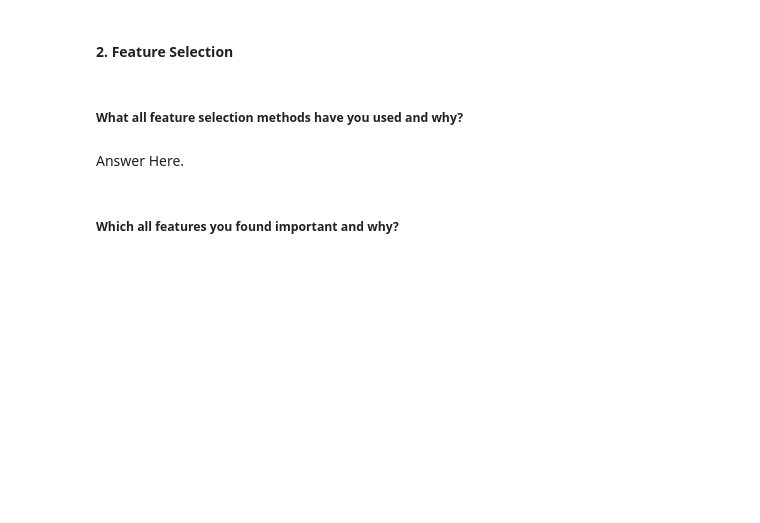
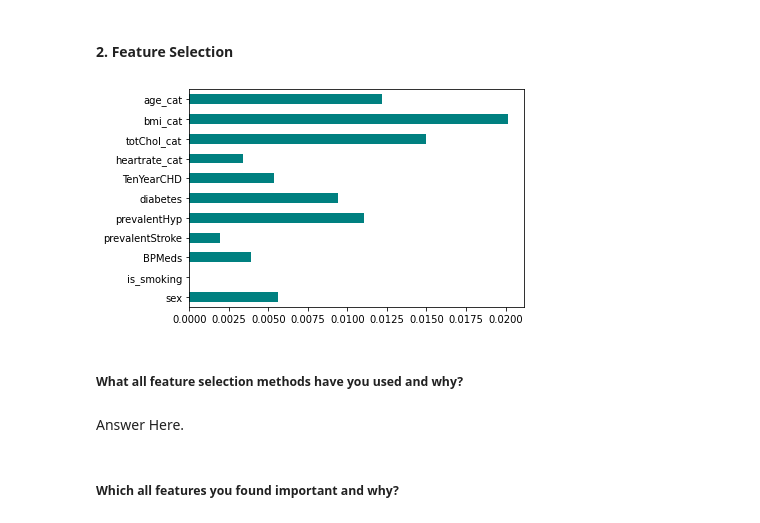
Before and after one commit to Mihirgupta2001/Classification-Capstone-Project, a Jupyter notebook: Classification_Capstone_Project.ipynb, the cells around one changed output. Saved outputs shown, nothing was run; the diff lists cells and outputs as text; code cells hidden in the pictures; blank space fills up the shorter version.

```diff
--- a/Classification_Capstone_Project.ipynb
+++ b/Classification_Capstone_Project.ipynb
@@ -974,3 +1066,21 @@ Answer Here.
+# %%
+# Drop all the continous variables columns
+df.drop(columns = ['age','cigsPerDay','totChol','sysBP','diaBP','BMI','heartRate','glucose','BP'],inplace=True)
+# %%
+from sklearn.feature_selection import mutual_info_classif
+
+# Data for all the independent variables
+X = df.drop(labels='TenYearCHD',axis=1)
+
+# Data for the dependent variable
+Y = df['TenYearCHD']
+
+importance = mutual_info_classif(X,Y)
+feat_importance = pd.Series(importance, df.columns[0:len(df.columns)-1])
+feat_importance.plot(kind = 'barh',color = 'teal')
+plt.show()
+# %% [output]
+[figure, added]
 # %% [markdown]
 ##### What all feature selection methods have you used  and why?
 # %% [markdown]
```
Also changed, not shown: parts of 101 cells of this notebook.
